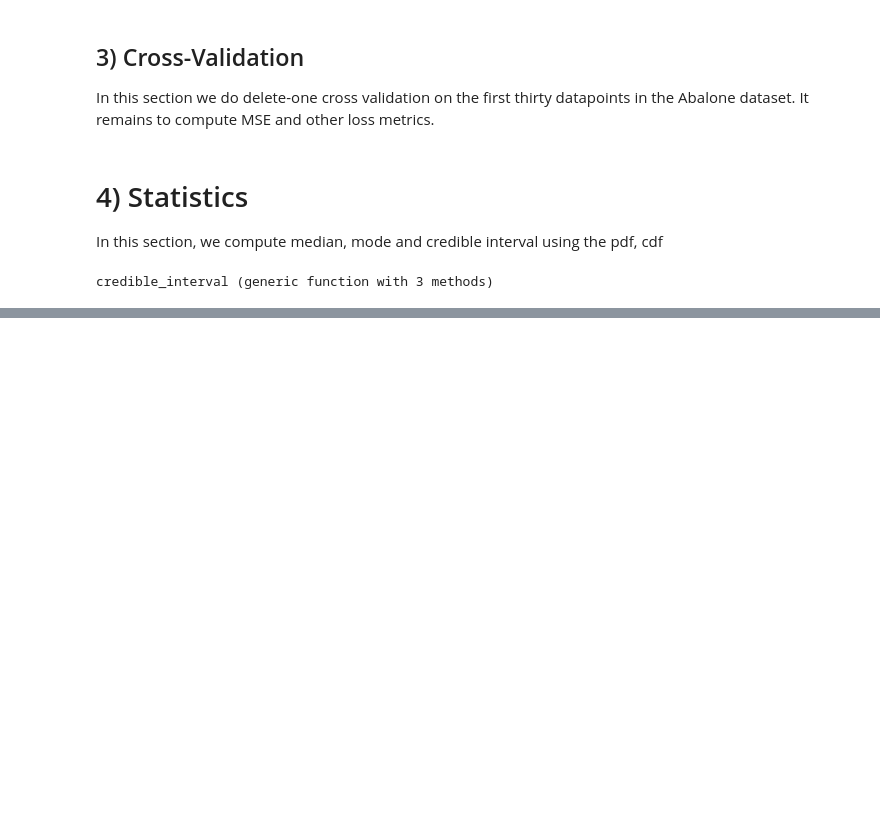
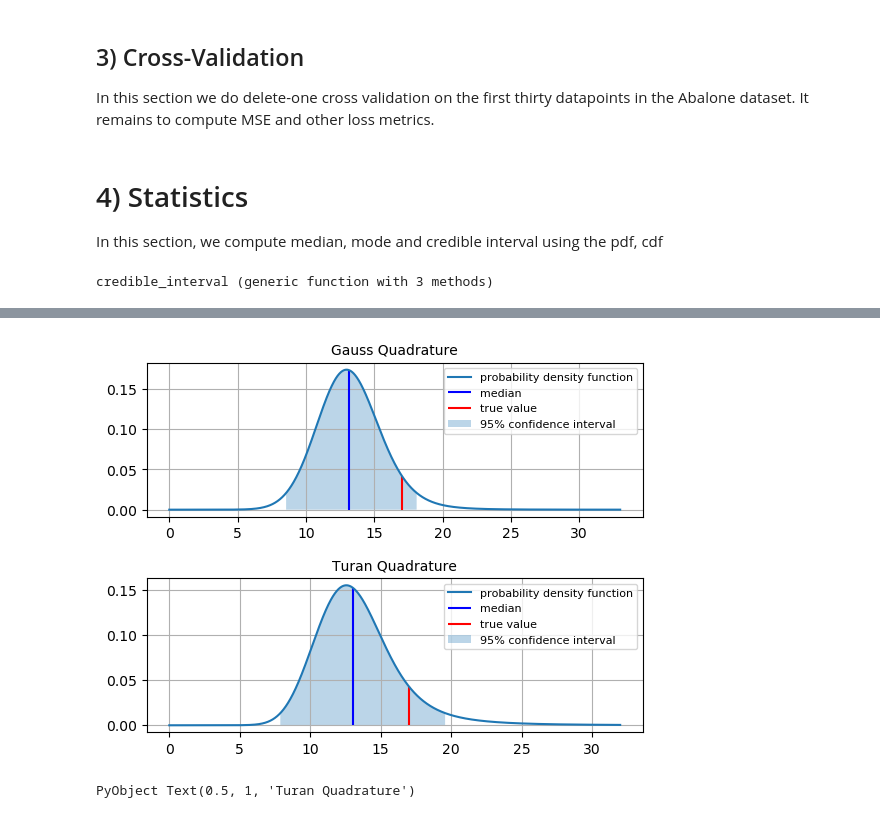
Before and after one commit to dbindel/btg, a Jupyter notebook: BayesTransformedGaussian/examples/walkthrough.ipynb, the cells around one changed output, grey strips where cells are left out. Cells and saved outputs as stored; diff of their text form; code cells hidden in the pictures; blank space fills up the shorter version.

Commit message:
update plot

```diff
--- a/BayesTransformedGaussian/examples/walkthrough.ipynb
+++ b/BayesTransformedGaussian/examples/walkthrough.ipynb
@@ -73,7 +70,7 @@ As per conventions in the paper, $s$ is the observation locations, $s_0$ is the
 df = DataFrame(CSV.File("../src/datasets/abalone.csv"))
 data = convert(Matrix, df[:,2:8]) #length, diameter, height, whole weight, shucked weight, viscera weight, shell weight
 target = convert(Array, df[:, 9]) #age
-target = target/maximum(target) #normalization
+# target = target/maximum(target) #normalization
 
 #pick training points
 ind = 1:30
@@ -82,6 +79,8 @@ s = data[ind, :]
 #choose a subset of variables to be regressors for the mean
 X = data[ind, 1:3]
 z = float(target[ind])
+zmax = maximum(z)
+z = z./zmax# normalizate the training data
 
 #prior marginals are assumed constant for now
 pλ = x -> 1  #p(λ)
@@ -162,0 +196,24 @@ The narrowest credible interval is [0.2922654687681354,0.6390690161765173]
+# %%
+# Using Gauss Quadrature
+quant_real = zmax * quant
+med_real = zmax * med
+mod_real = zmax * mod
+CI_equal_real = zmax .* CI_equal
+CI_narrow_real =  zmax .* CI_narrow
+println("Scale back to real label value:\n")
+println("Using Gauss Quadrature,")
+println("$pval quantile = $quant_real")
+println("median = $med_real \nmode = $mod_real")
+println("symmetric credible interval = [$(CI_equal_real[1]),$(CI_equal_real[2])]")
+println("narrowest credible interval = [$(CI_narrow_real[1]),$(CI_narrow_real[2])]\n")
+
+quant_real1 = zmax * quant1
+med_real1 = zmax * med1
+mod_real1 = zmax * mod1
+CI_equal_real1 = zmax .* CI_equal1
+CI_narrow_real1 =  zmax .* CI_narrow1
+println("Using Gauss Quadrature,")
+println("$pval quantile = $quant_real1")
+println("median = $med_real1 \nmode = $mod_real1")
+println("symmetric credible interval = [$(CI_equal_real1[1]),$(CI_equal_real1[2])]")
+println("narrowest credible interval = [$(CI_narrow_real[1]),$(CI_narrow_real[2])]")
@@ -162,0 +236,12 @@ The narrowest credible interval is [0.2922654687681354,0.6390690161765173]
+# %%
+# plot
+z0_true = target[i]
+fig, axs = PyPlot.subplots(2)
+PyPlot.subplots_adjust(hspace=0.4, wspace=0.2)
+PyPlot.sca(axs[1])
+plt1 = plot_distribution_single(ff, med_real, mod_real, CI_narrow_real, z0_true, "Gauss Quadrature")
+PyPlot.sca(axs[2])
+plt2 = plot_distribution_single(ff1, med_real1, mod_real1, CI_narrow_real1, z0_true, "Turan Quadrature")
+# %% [output]
+[figure, added]
+PyObject Text(0.5, 1, 'Turan Quadrature')
```
Also changed, not shown: parts of 6 cells of this notebook, 2 other files.
